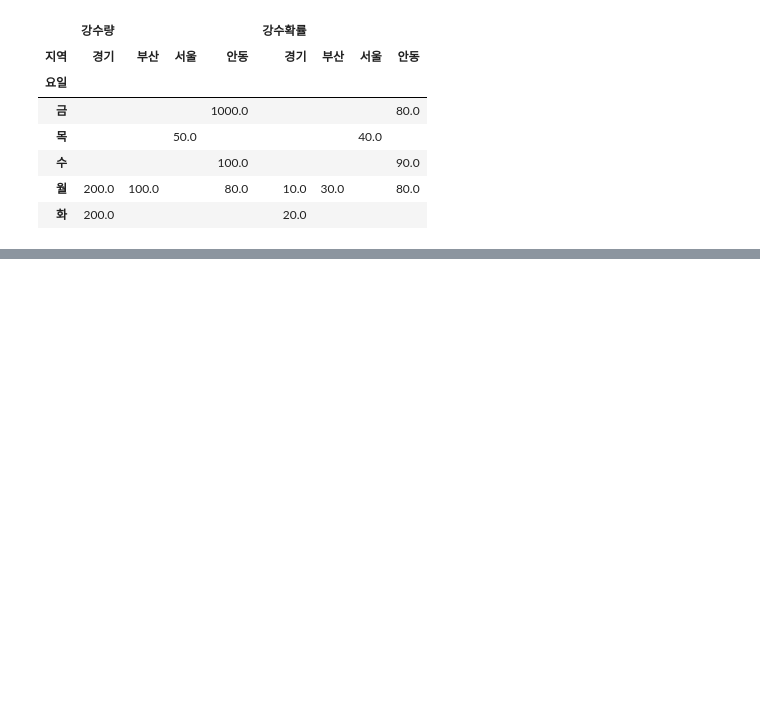
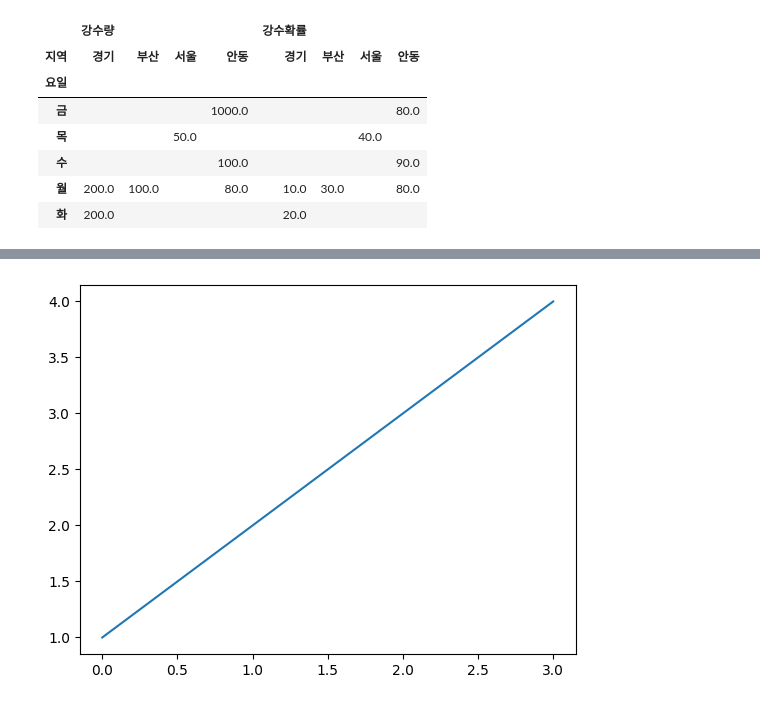
Before and after one commit to jungmin9911/python_pknu, a Jupyter notebook: python11.ipynb, the cells around one changed output, grey strips where cells are left out. Cells and saved outputs as stored; diff of their text form; code cells hidden in the pictures; blank space fills up the shorter version.

```diff
--- a/python11.ipynb
+++ b/python11.ipynb
@@ -379,0 +393,6 @@ pd.pivot_table(df, index="요일", columns="지역", aggfunc="max").fillna(" ")
+# %%
+import matplotlib.pyplot as plt
+plt.plot([1,2,3,4])
+plt.show()
+# %% [output]
+[figure, added]
```
Also changed, not shown: parts of 12 cells of this notebook, 1 other file.
